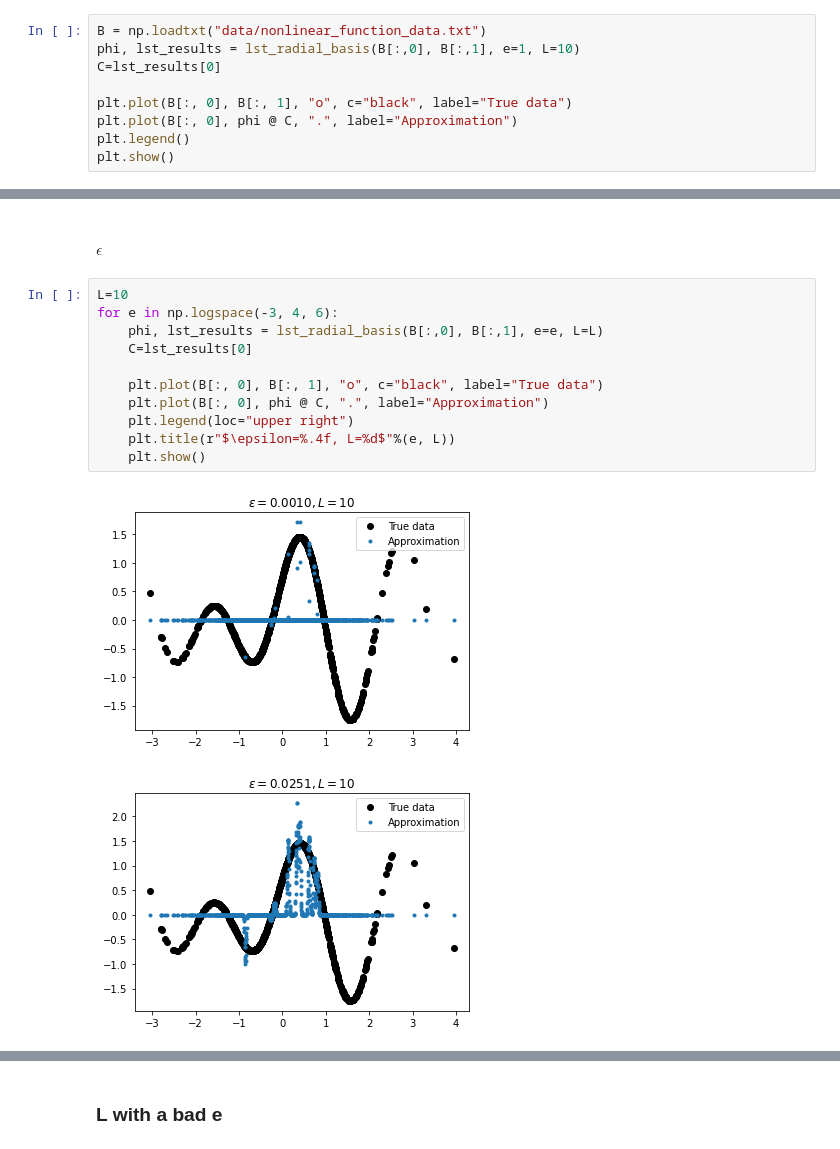
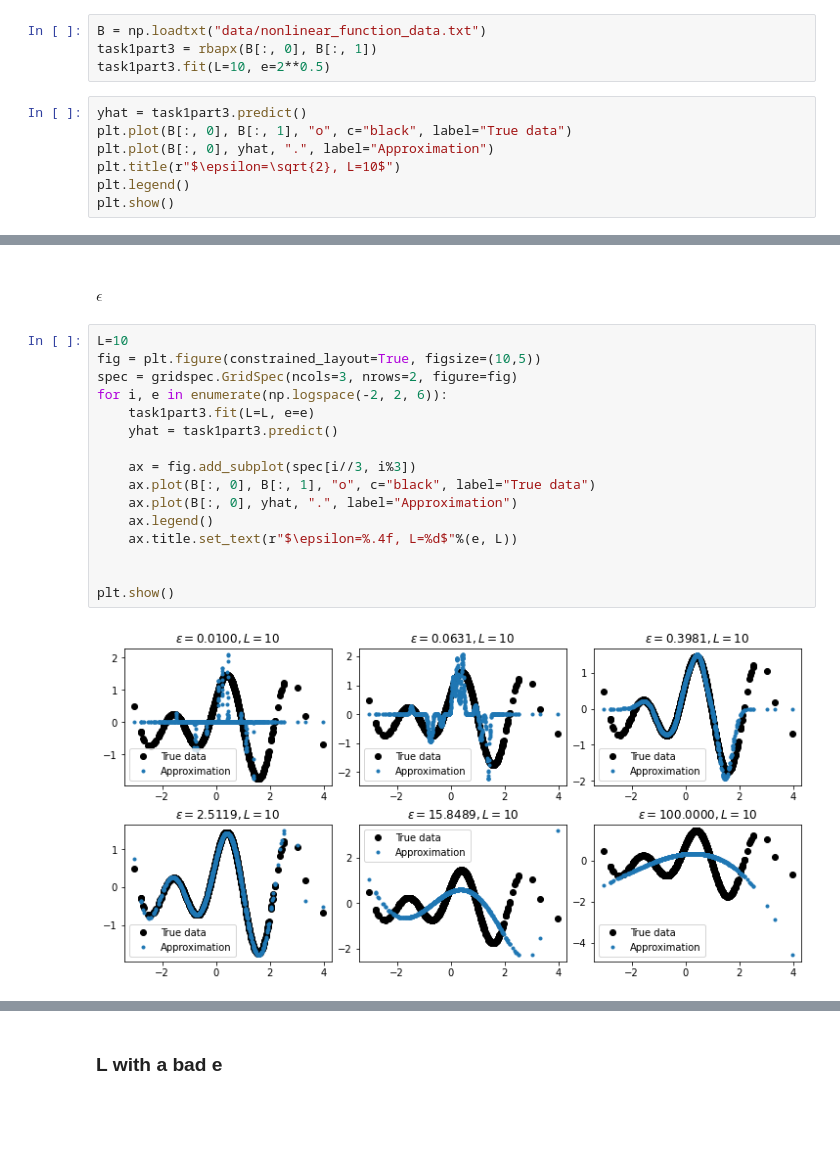
Before and after one commit to Linnore/MLCMS-Ex5-GroupK, a Jupyter notebook: task1.ipynb, the cells around one changed output, grey strips where cells are left out. Cells and saved outputs as stored; diff of their text form; blank space fills up the shorter version.

```diff
--- a/task1.ipynb
+++ b/task1.ipynb
@@ -57,10 +56,12 @@ The estimated linear function is the blue line, which is $y = 0.0287x + 0.111$
+# %%
+B = np.loadtxt("data/nonlinear_function_data.txt")
+task1part3 = rbapx(B[:, 0], B[:, 1])
+task1part3.fit(L=10, e=2**0.5)
 # %%
-B = np.loadtxt("data/nonlinear_function_data.txt")
-phi, lst_results = lst_radial_basis(B[:,0], B[:,1], e=1, L=10)
-C=lst_results[0]
-
+yhat = task1part3.predict()
 plt.plot(B[:, 0], B[:, 1], "o", c="black", label="True data")
-plt.plot(B[:, 0], phi @ C, ".", label="Approximation")
+plt.plot(B[:, 0], yhat, ".", label="Approximation")
+plt.title(r"$\epsilon=\sqrt{2}, L=10$")
 plt.legend()
 plt.show()
 # %% [output]
@@ -71,15 +72,19 @@ plt.show()
 #### $\epsilon$
 # %%
 L=10
-for e in np.logspace(-3, 4, 6):
-    phi, lst_results = lst_radial_basis(B[:,0], B[:,1], e=e, L=L)
-    C=lst_results[0]
+fig = plt.figure(constrained_layout=True, figsize=(10,5))
+spec = gridspec.GridSpec(ncols=3, nrows=2, figure=fig)
+for i, e in enumerate(np.logspace(-2, 2, 6)):
+    task1part3.fit(L=L, e=e)
+    yhat = task1part3.predict()
 
-    plt.plot(B[:, 0], B[:, 1], "o", c="black", label="True data")
-    plt.plot(B[:, 0], phi @ C, ".", label="Approximation")
-    plt.legend(loc="upper right")
-    plt.title(r"$\epsilon=%.4f, L=%d$"%(e, L))
-    plt.show()
+    ax = fig.add_subplot(spec[i//3, i%3])
+    ax.plot(B[:, 0], B[:, 1], "o", c="black", label="True data")
+    ax.plot(B[:, 0], yhat, ".", label="Approximation")
+    ax.legend()
+    ax.title.set_text(r"$\epsilon=%.4f, L=%d$"%(e, L))
+
+
+plt.show()
 # %% [output]
-[figure, old version]
+[figure, new version]
-[figure, removed]
```
Also changed, not shown: parts of 13 cells of this notebook, 3 other files.
